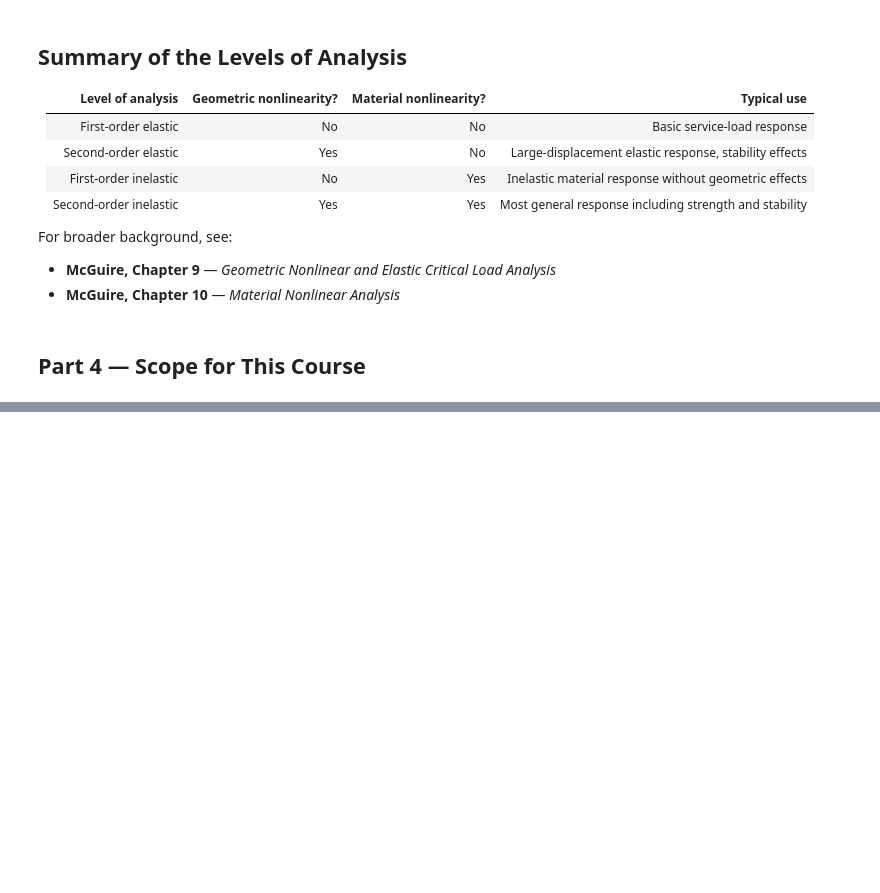
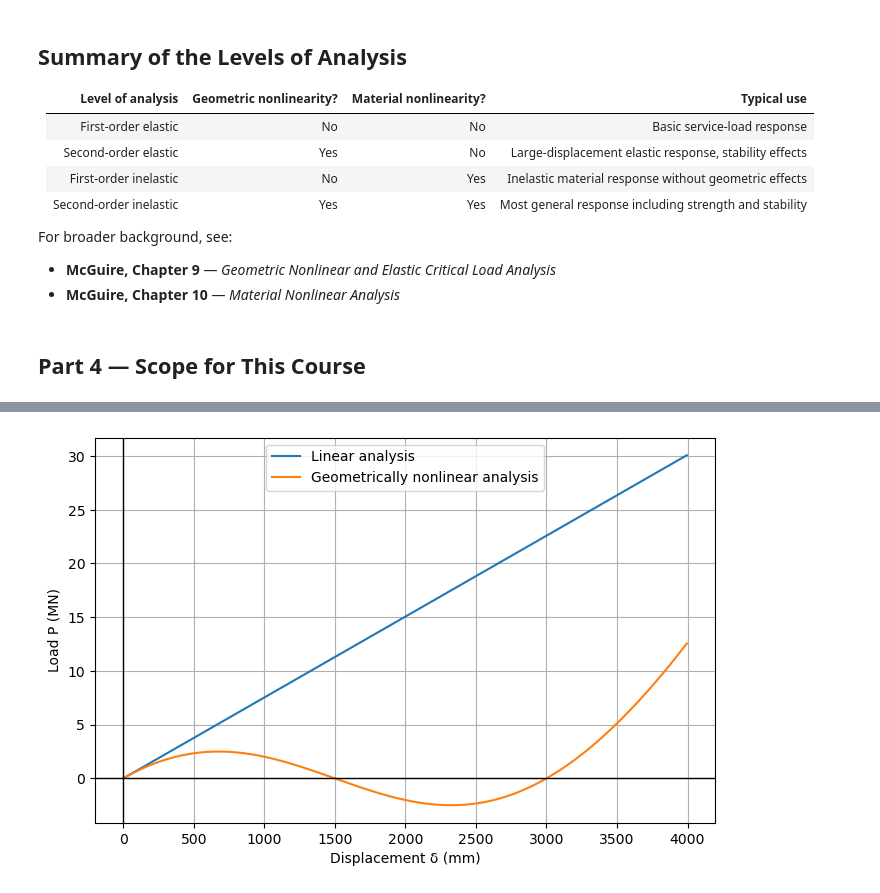
Before and after one commit to Bruun-Automation-Research-Lab/CEE6501, a Jupyter notebook: Lectures/L11/L11_1_IntroNonlinear.ipynb, the cells around one changed output, grey strips where cells are left out. Drawn from its saved outputs; the diff is of its cells as text; code cells hidden in the pictures; blank space fills up the shorter version.

```diff
--- a/Lectures/L11/L11_1_IntroNonlinear.ipynb
+++ b/Lectures/L11/L11_1_IntroNonlinear.ipynb
@@ -298,0 +730,14 @@ Next: we start building the geometric nonlinear formulation for **2D truss syste
+# %%
+import numpy as np
+import matplotlib.pyplot as plt
+
+# Two-bar truss properties
+E = 70e3            # MPa = N/mm^2
+A = 645.2           # mm^2
+L = 3000            # mm
+theta = np.deg2rad(30)
+
+print(f"E = {E:.0f} MPa")
+print(f"A = {A:.1f} mm^2")
+print(f"L = {L:.0f} mm")
+print(f"theta = {np.rad2deg(theta):.1f} deg")
@@ -298,0 +749,10 @@ Next: we start building the geometric nonlinear formulation for **2D truss syste
+# %%
+delta = np.arange(0, 4000, 5)  # mm
+
+# Linear model
+P_lin = (2 * E * A * np.sin(theta)**2 / L) * delta
+
+# Geometrically nonlinear model from the exact truss geometry
+x = delta / L
+root = np.sqrt(1 + x**2 - 2*x*np.sin(theta))
+P_geo = 2 * E * A * (np.sin(theta) - x) * (1 - root) / root
@@ -298,0 +781,18 @@ Next: we start building the geometric nonlinear formulation for **2D truss syste
+# %%
+def plot_response(delta, P_lin, P_geo):
+    plt.figure(figsize=(8, 5))
+    plt.plot(delta, P_lin / 1e6, label='Linear analysis')
+    plt.plot(delta, P_geo / 1e6, label='Geometrically nonlinear analysis')
+
+    plt.axhline(0, color='black', linewidth=1)
+    plt.axvline(0, color='black', linewidth=1)
+
+    plt.xlabel('Displacement δ (mm)')
+    plt.ylabel('Load P (MN)')
+    plt.legend()
+    plt.grid(True)
+    plt.show()
+# %%
+plot_response(delta, P_lin, P_geo)
+# %% [output]
+[figure, added]
```
Also changed, not shown: parts of 54 cells of this notebook, 20 other files.
